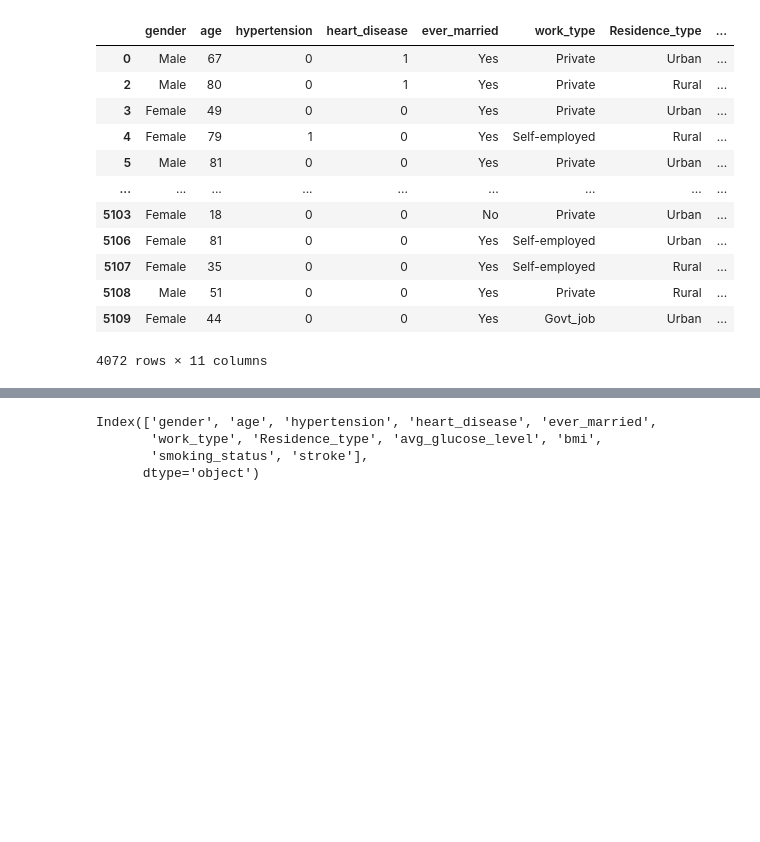
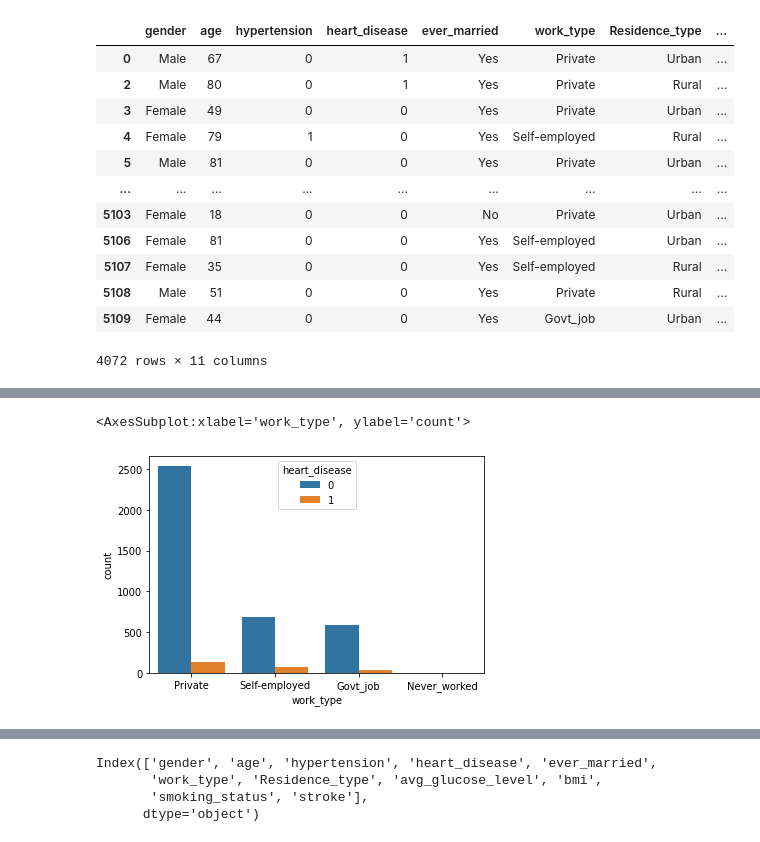
Before and after one commit to s-suhrob/stroke-prediction, a Jupyter notebook: EDA/EDA_Stroke_dataset.ipynb, the cells around one changed output, grey strips where cells are left out. Drawn from its saved outputs; the diff is of its cells as text; code cells hidden in the pictures; blank space fills up the shorter version.

```diff
--- a/EDA/EDA_Stroke_dataset.ipynb
+++ b/EDA/EDA_Stroke_dataset.ipynb
@@ -379,0 +403,5 @@ stroke_dataset.reset_index(drop=True, inplace=True)
+# %%
+sns.countplot(x='work_type',hue='heart_disease', data=stroke_dataset)
+# %% [output]
+<AxesSubplot:xlabel='work_type', ylabel='count'>
+[figure, added]
```
Also changed, not shown: parts of 22 cells of this notebook, 1 other file.
